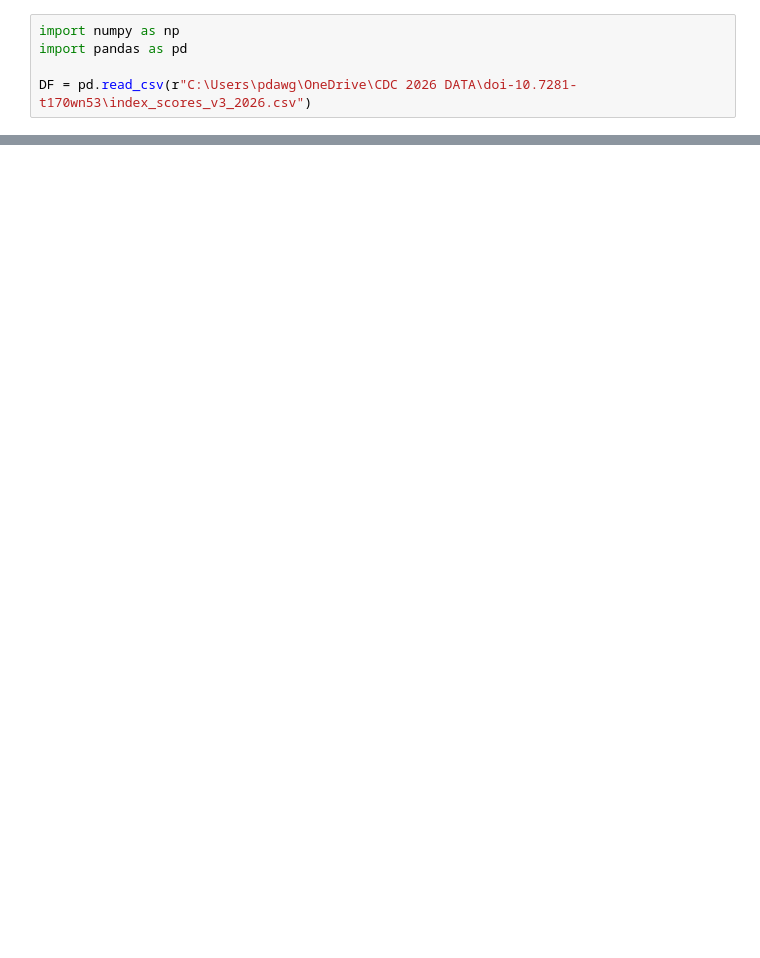
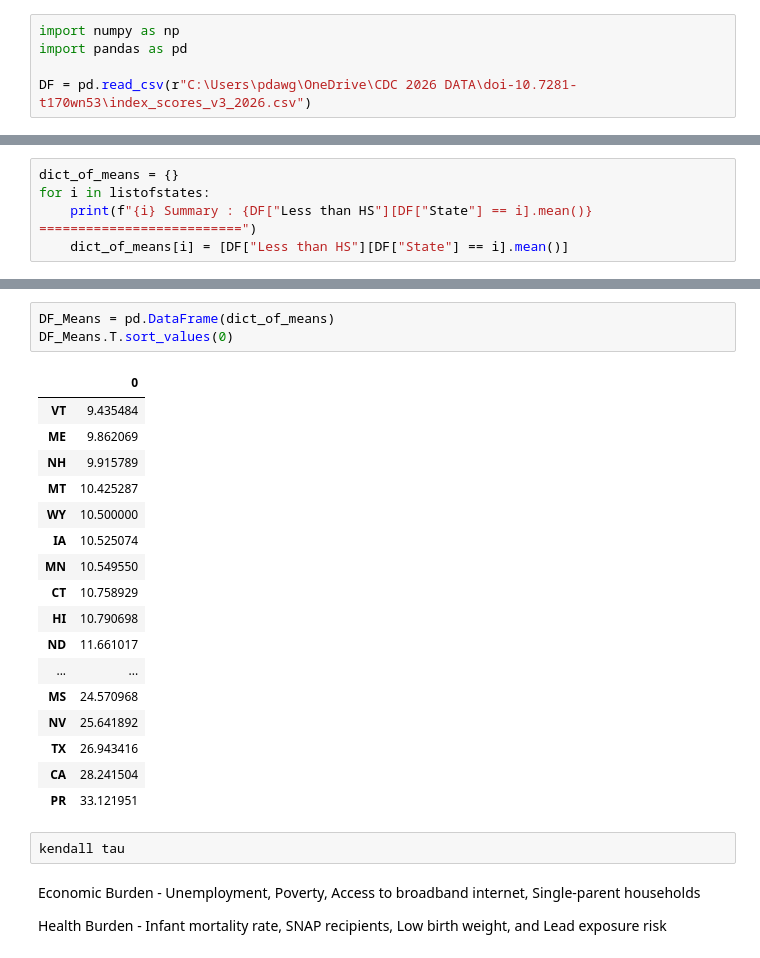
Before and after one commit to PerryWithAP/CDC-2026---Biokind-Team, a Jupyter notebook: Perry-Test.ipynb, the cells around one changed output, grey strips where cells are left out. Saved outputs shown, nothing was run; the diff lists cells and outputs as text; blank space fills up the shorter version.

```diff
--- a/Perry-Test.ipynb
+++ b/Perry-Test.ipynb
@@ -26,0 +142,5 @@ Hispanic or Latino and 285
+# %%
+dict_of_means = {}
+for i in listofstates:
+    print(f"{i} Summary : {DF["Less than HS"][DF["State"] == i].mean()} ==========================")
+    dict_of_means[i] = [DF["Less than HS"][DF["State"] == i].mean()]
@@ -26,0 +165,32 @@ Hispanic or Latino and 285
+# %%
+DF_Means = pd.DataFrame(dict_of_means)
+DF_Means.T.sort_values(0)
+# %% [output]
+|  | 0 |
+| VT | 9.435484 |
+| ME | 9.862069 |
+| NH | 9.915789 |
+| MT | 10.425287 |
+| WY | 10.500000 |
+| IA | 10.525074 |
+| MN | 10.549550 |
+| CT | 10.758929 |
+| HI | 10.790698 |
+| ND | 11.661017 |
+| ... | ... |
+| MS | 24.570968 |
+| NV | 25.641892 |
+| TX | 26.943416 |
+| CA | 28.241504 |
+| PR | 33.121951 |
+# %%
+kendall tau
+# %% [markdown]
+
+Economic Burden -
+Unemployment, Poverty, Access to broadband
+internet, Single-parent households
+
+Health Burden -
+Infant mortality rate, SNAP recipients, Low birth
+weight, and Lead exposure risk
```
Also changed, not shown: parts of 7 cells of this notebook.
